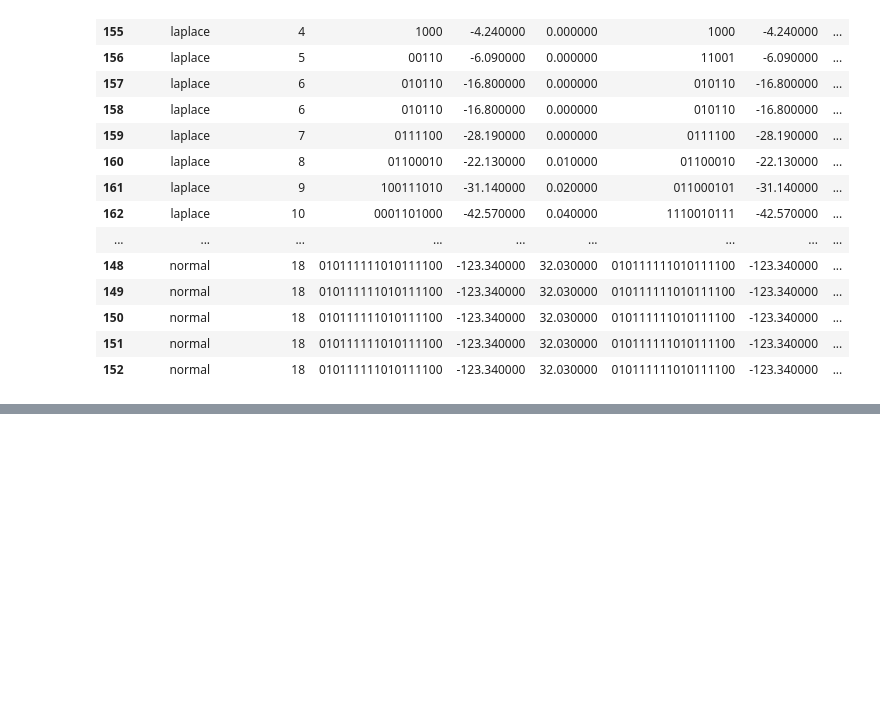
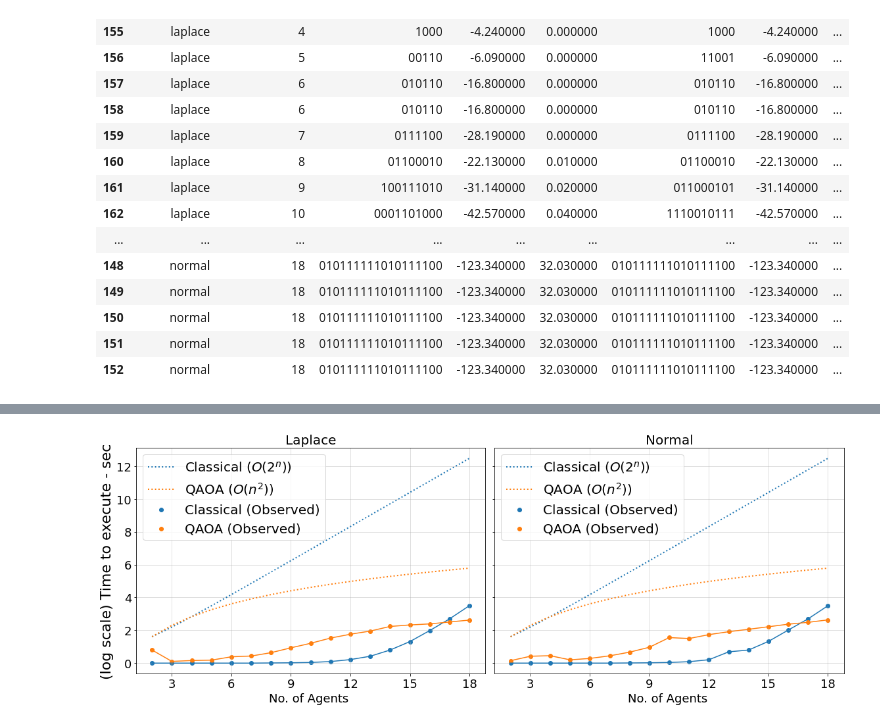
Before and after one commit to supreethmv/QuACS, a Jupyter notebook: Gate_based_Split.ipynb, the cells around one changed output, grey strips where cells are left out. Drawn from its saved outputs; the diff is of its cells as text; code cells hidden in the pictures; blank space fills up the shorter version.

```diff
--- a/Gate_based_Split.ipynb
+++ b/Gate_based_Split.ipynb
@@ -175,10 +170,10 @@ def normal(size=1, mu=0, sigma=5, low=-10, high=10):
     #values = np.interp(values, (values.min(), values.max()), (low, high))
     return values
 
-def uniform(size=1, low=-5, high=5):
-    values = np.random.normal(low, high, size)
-    #values = np.interp(values, (values.min(), values.max()), (low, high))
-    return values
+#def uniform(size=1, low=-5, high=5):
+#    values = np.random.normal(low, high, size)
+#    #values = np.interp(values, (values.min(), values.max()), (low, high))
+#    return values
 
 def laplace(size=1, loc=0, scale=5, low=-10, high=10):
     values = np.random.laplace(loc, scale, size)
@@ -203,7 +198,7 @@ simulator = 'aer_simulator'
 table_contents = []
 
 distributions = [
-    #normal,
+    normal,
     laplace
 ]
 
@@ -214,7 +209,8 @@ seed = 123
 # If 'True', checks QAOA for p>1 also
 QAOA_p_increment_flag = False
 
-report_filename = '/content/drive/MyDrive/Saarland/QAI/gate_based_GCS/split_report_' +  str(seed) + '_' + simulator + '.txt'
+#report_filename = '/content/drive/MyDrive/Saarland/QAI/gate_based_GCS/split_report_' +  str(seed) + '_' + simulator + '.txt'
+report_filename = 'split_report_' +  str(seed) + '_' + simulator + '.txt'
 # %%
 for distribution in distributions:
   print(f'Executing {distribution.__name__} distribution:',end='\n')
@@ -452,0 +442,67 @@ for distr in df.Distribution.unique():
+# %%
+#folder = os.path.join('/content/drive/MyDrive/Saarland/QAI/gate_based_GCS/QAOA_results', str(123))
+
+folder = os.path.join('QAOA_results', str(123))
+out_folder= 'Optimal Split Plots'
+df=df
+log_scale=True
+save=True
+font=14
+labels = [['Brute Force Solution', 'Min-cut brute force solver(Classical)'], ['Qiskit QAOA', 'QAOA (for p=1)']]
+
+
+fig, ax = plt.subplots(1, 2, sharey=True, figsize=(16,6))
+fig.set_tight_layout(True)
+ax[0].set_ylabel(r"(log scale) Time to execute - sec", fontsize=font+8)
+plt.setp(ax, xticks=np.arange(0, 27, 3))#), xticklabels=np.arange(2, 27, 3))
+
+
+current_folder = os.path.join(folder, out_folder )
+create_dir(current_folder)
+
+i=0
+
+for distr in df.Distribution.unique():
+    print(distr)
+    data = df[df.Distribution == distr]
+
+    n = np.array(list(map(int,data['No. of Agents'])))
+
+    #ax[i].figure(figsize=(8,5))
+    x = data['No. of Agents'].to_numpy()
+
+    y_classical = data[(labels[0][0], 'TTE')].astype(float).to_numpy()
+    y_classical_theoretical = (2)**(n)
+
+    y_QAOA = data[(labels[1][0], 'TTE')].astype(float).to_numpy()
+    y_QAOA_theoretical = (n)**(2)
+
+    if log_scale:
+        y_classical = np.log(y_classical+1)
+        y_classical_theoretical = np.log(y_classical_theoretical+1)
+        y_QAOA = np.log(y_QAOA+1)
+        y_QAOA_theoretical = np.log(y_QAOA_theoretical+1)
+        file = os.path.join(current_folder, simulator+'_runtimes_log.png')
+    else:
+        file = os.path.join(current_folder, simulator+'_runtimes.png')
+
+    ax[i].scatter(x, y_classical, label="Classical (Observed)")
+    ax[i].plot(x, y_classical)
+    ax[i].plot(x, y_classical_theoretical,  linestyle = 'dotted', label="Classical ($O(2^n)$)", color='#1f77b4', linewidth=2.0)
+
+    ax[i].scatter(x, y_QAOA, label="QAOA (Observed)")
+    ax[i].plot(x, y_QAOA)
+    ax[i].plot(x, y_QAOA_theoretical,  linestyle = 'dotted', label="QAOA ($O(n^2)$)", color='#ff7f0e', linewidth=2.0)
+    ax[i].tick_params(axis="both", labelsize=font+4)
+
+    ax[i].set_xlabel(r'No. of Agents ',fontdict={'fontsize':font+4})
+
+    ax[i].grid(alpha=.5)
+    ax[i].set_title(distr.title(), fontdict={'fontsize':font+6})
+    ax[i].legend(fontsize=font+6)
+    i+=1
+if save:
+    print(file)
+    plt.savefig(file, dpi=300, bbox_inches = "tight")
+plt.show()
+# %% [output]
@@ -452,0 +512 @@ for distr in df.Distribution.unique():
+[figure, added]
```
Also changed, not shown: parts of 22 cells of this notebook, 15 other files.
